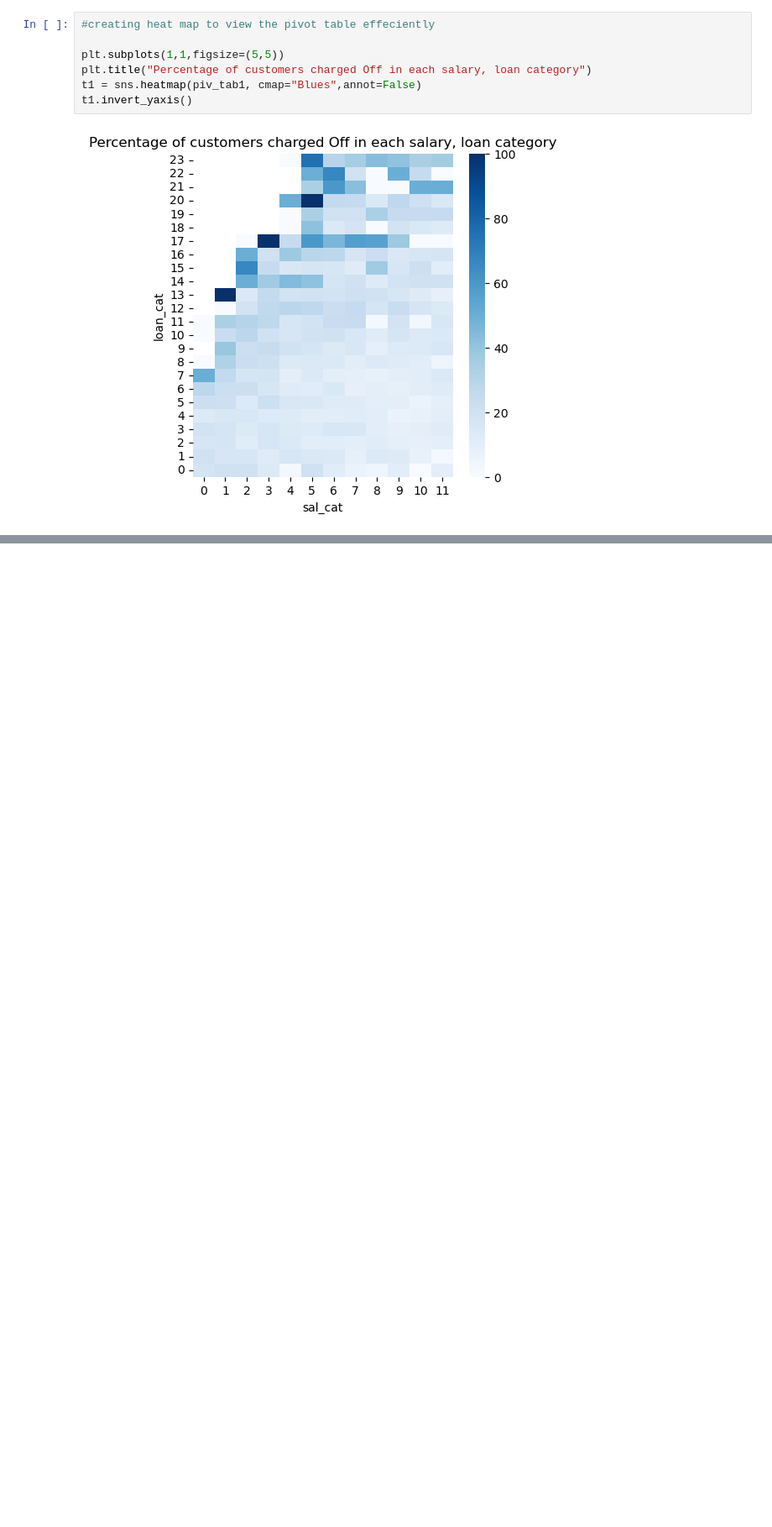
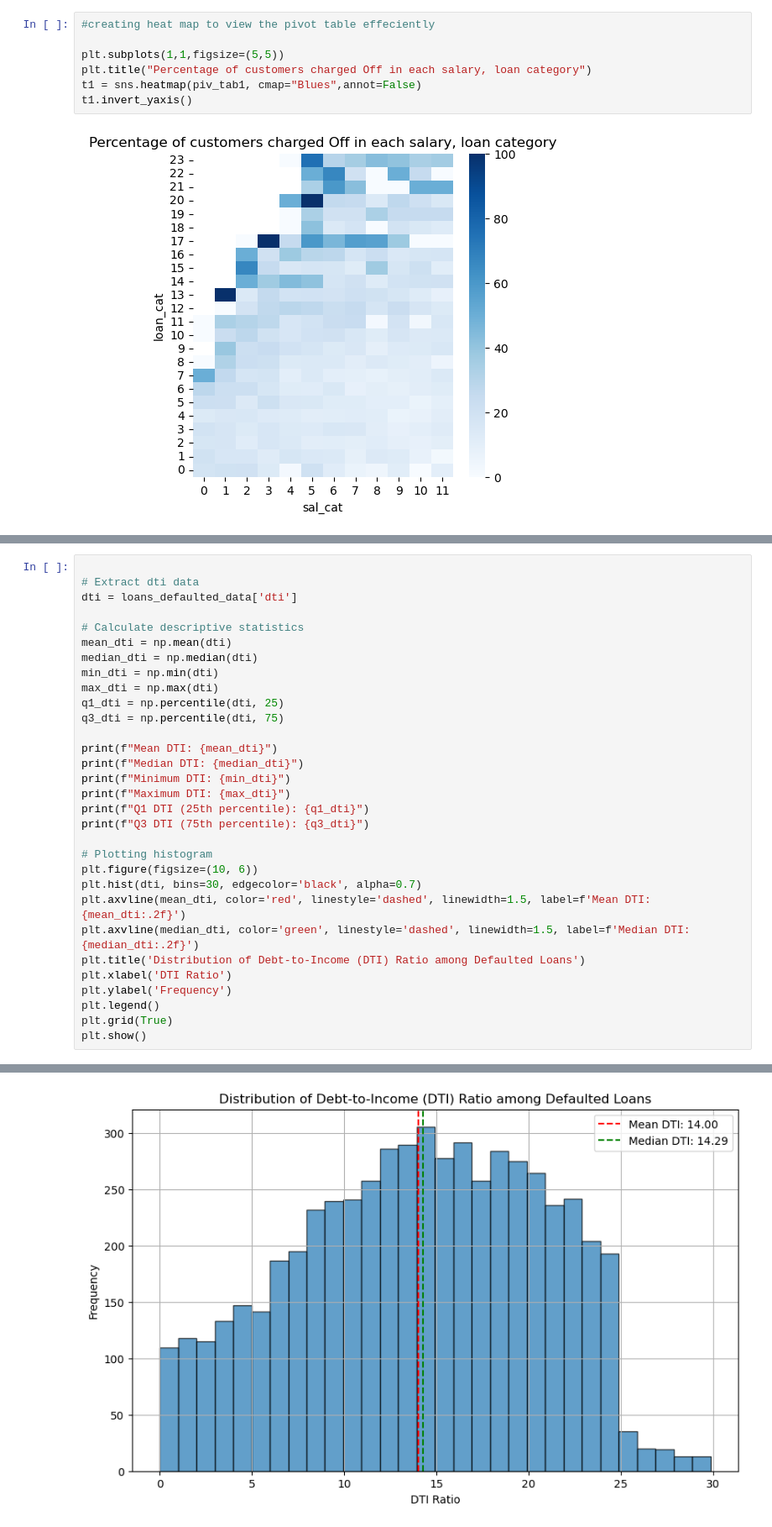
Before and after one commit to Rawoof821/LendingclubCaseStudy, a Jupyter notebook: Neha_Rawoof_LendingCaseStudy.ipynb, the cells around one changed output, grey strips where cells are left out. Shown at 84% size. Drawn from its saved outputs; the diff is of its cells as text; blank space fills up the shorter version.

```diff
--- a/Neha_Rawoof_LendingCaseStudy.ipynb
+++ b/Neha_Rawoof_LendingCaseStudy.ipynb
@@ -1364,0 +1374,32 @@ t1.invert_yaxis()
+# %%
+
+# Extract dti data
+dti = loans_defaulted_data['dti']
+
+# Calculate descriptive statistics
+mean_dti = np.mean(dti)
+median_dti = np.median(dti)
+min_dti = np.min(dti)
+max_dti = np.max(dti)
+q1_dti = np.percentile(dti, 25)
+q3_dti = np.percentile(dti, 75)
+
+print(f"Mean DTI: {mean_dti}")
+print(f"Median DTI: {median_dti}")
+print(f"Minimum DTI: {min_dti}")
+print(f"Maximum DTI: {max_dti}")
+print(f"Q1 DTI (25th percentile): {q1_dti}")
+print(f"Q3 DTI (75th percentile): {q3_dti}")
+
+# Plotting histogram
+plt.figure(figsize=(10, 6))
+plt.hist(dti, bins=30, edgecolor='black', alpha=0.7)
+plt.axvline(mean_dti, color='red', linestyle='dashed', linewidth=1.5, label=f'Mean DTI: {mean_dti:.2f}')
+plt.axvline(median_dti, color='green', linestyle='dashed', linewidth=1.5, label=f'Median DTI: {median_dti:.2f}')
+plt.title('Distribution of Debt-to-Income (DTI) Ratio among Defaulted Loans')
+plt.xlabel('DTI Ratio')
+plt.ylabel('Frequency')
+plt.legend()
+plt.grid(True)
+plt.show()
+# %% [output]
@@ -1364,0 +1412 @@ t1.invert_yaxis()
+[figure, added]
```
Also changed, not shown: parts of 22 cells of this notebook.
